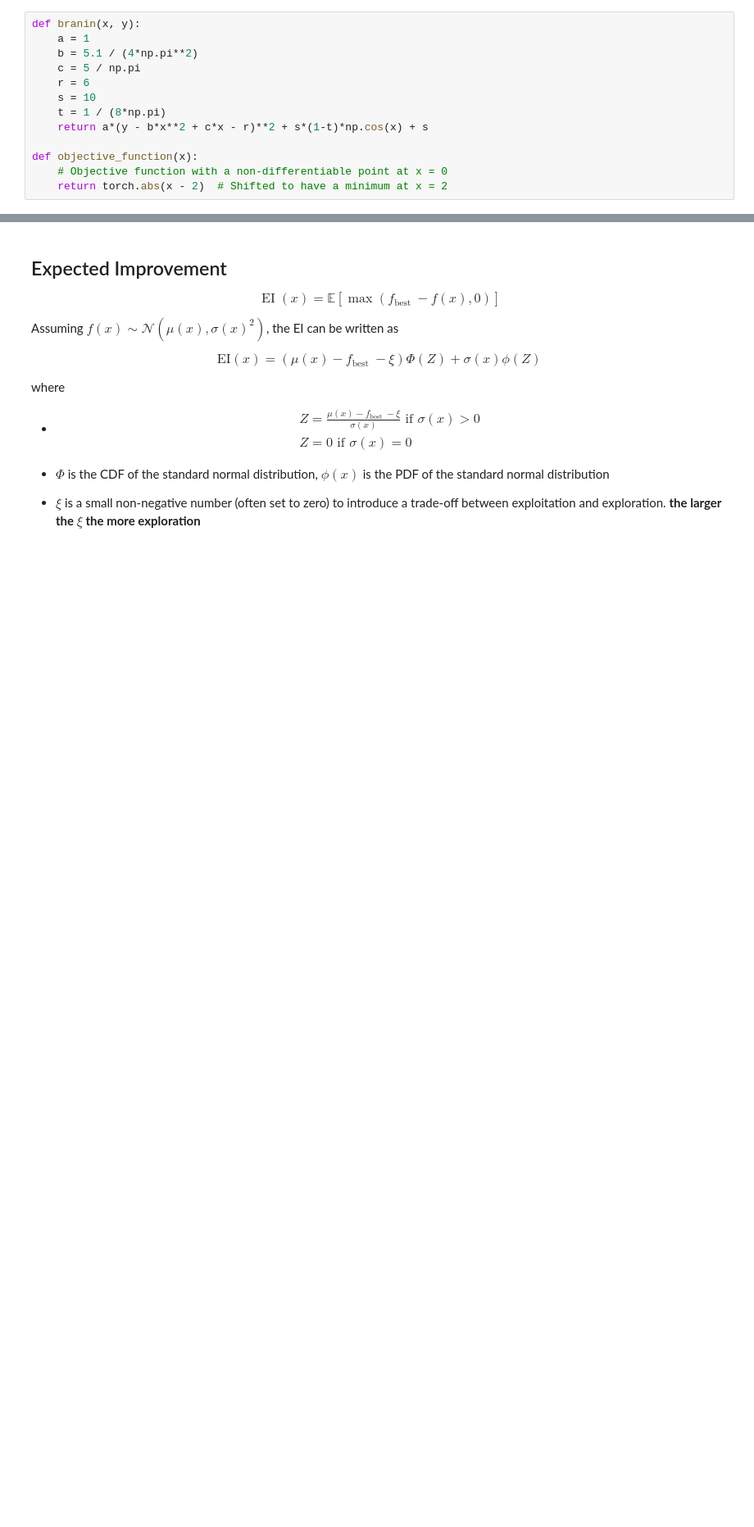
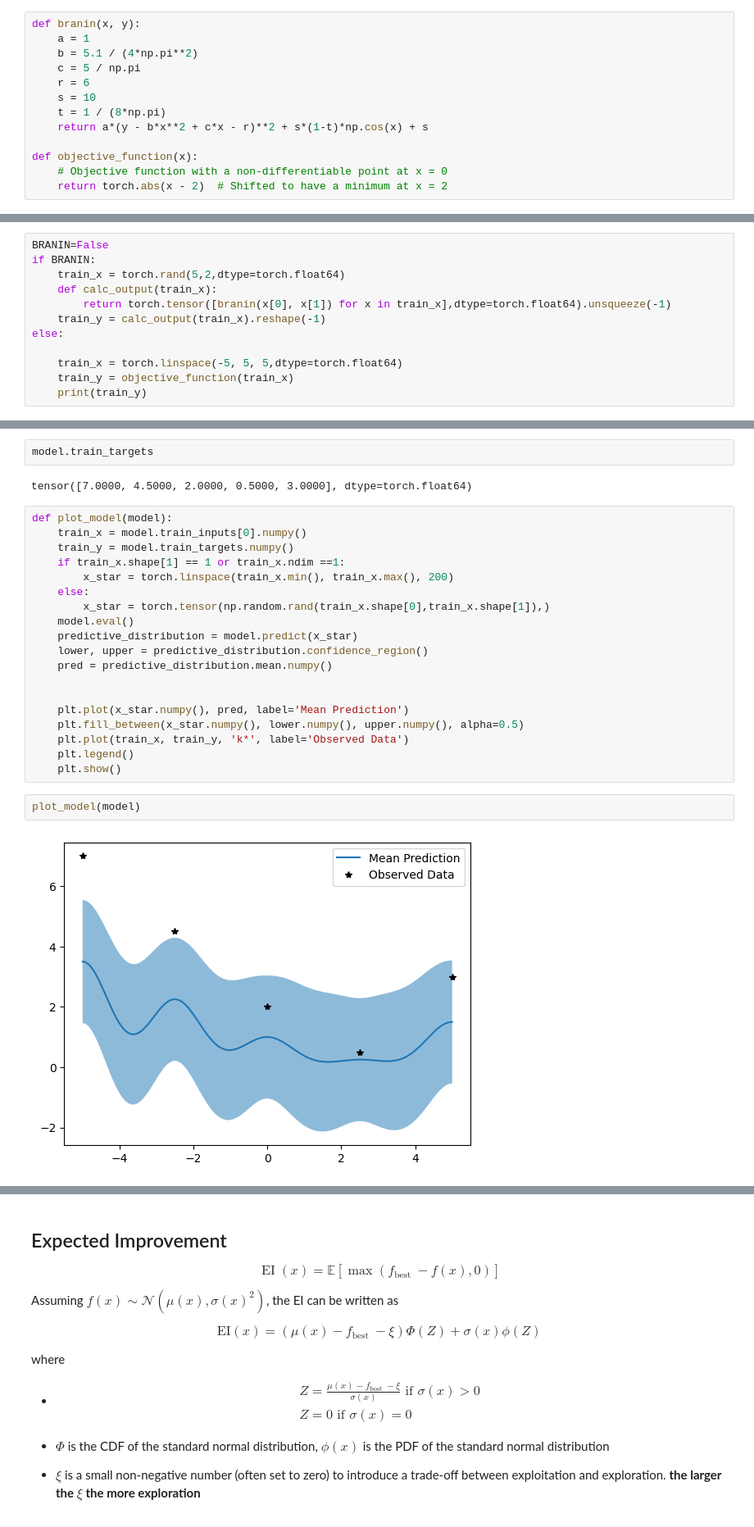
Before and after one commit to AliAlkadhim/Pythia8_SBI_Tune, a Jupyter notebook: code/BayesOpt/GPytorch_BO_example.ipynb, the cells around one changed output, grey strips where cells are left out. Shown at 82% size. Cells and saved outputs as stored; diff of their text form; blank space fills up the shorter version.

```diff
--- a/code/BayesOpt/GPytorch_BO_example.ipynb
+++ b/code/BayesOpt/GPytorch_BO_example.ipynb
@@ -32,0 +78,12 @@ class GPModel(gpytorch.models.ExactGP):
+# %%
+BRANIN=False
+if BRANIN:
+    train_x = torch.rand(5,2,dtype=torch.float64)
+    def calc_output(train_x):
+        return torch.tensor([branin(x[0], x[1]) for x in train_x],dtype=torch.float64).unsqueeze(-1)
+    train_y = calc_output(train_x).reshape(-1)
+else:
+
+    train_x = torch.linspace(-5, 5, 5,dtype=torch.float64)
+    train_y = objective_function(train_x)
+    print(train_y)
@@ -32,0 +114,27 @@ class GPModel(gpytorch.models.ExactGP):
+# %%
+model.train_targets
+# %% [output]
+tensor([7.0000, 4.5000, 2.0000, 0.5000, 3.0000], dtype=torch.float64)
+# %%
+def plot_model(model):
+    train_x = model.train_inputs[0].numpy()
+    train_y = model.train_targets.numpy()
+    if train_x.shape[1] == 1 or train_x.ndim ==1:
+        x_star = torch.linspace(train_x.min(), train_x.max(), 200)
+    else:
+        x_star = torch.tensor(np.random.rand(train_x.shape[0],train_x.shape[1]),)
+    model.eval()
+    predictive_distribution = model.predict(x_star)
+    lower, upper = predictive_distribution.confidence_region()
+    pred = predictive_distribution.mean.numpy()
+
+
+    plt.plot(x_star.numpy(), pred, label='Mean Prediction')
+    plt.fill_between(x_star.numpy(), lower.numpy(), upper.numpy(), alpha=0.5)
+    plt.plot(train_x, train_y, 'k*', label='Observed Data')
+    plt.legend()
+    plt.show()
+# %%
+plot_model(model)
+# %% [output]
+[figure, added]
```
Also changed, not shown: parts of 35 cells of this notebook.
